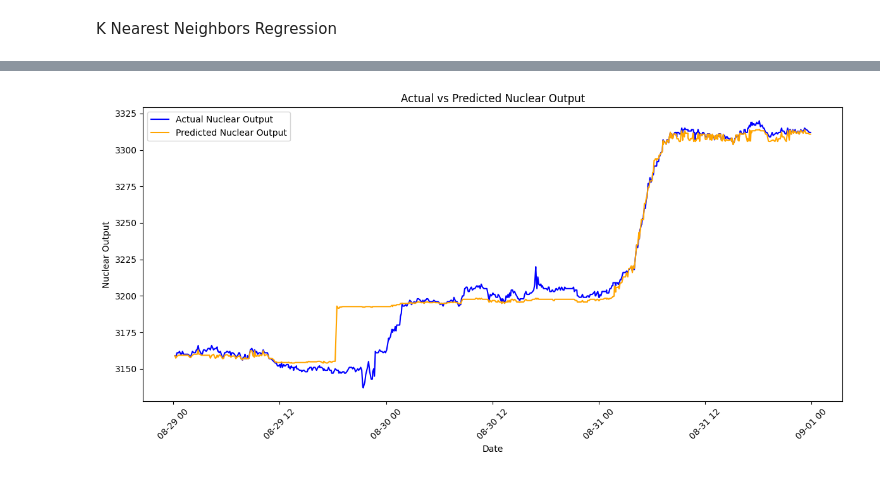
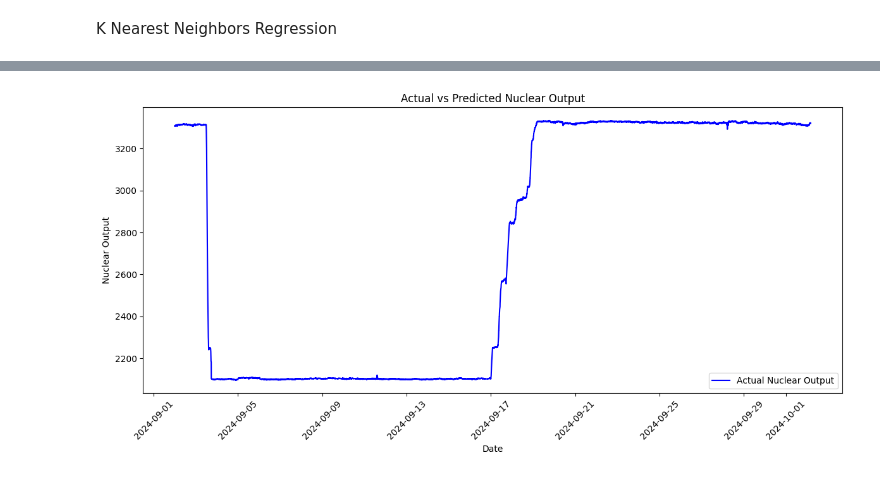
Before and after one commit to MatGBU/sdweblite, a Jupyter notebook: Ml/Nukes/nukeneighbors.ipynb, the cells around one changed output, grey strips where cells are left out. Cells and saved outputs as stored; diff of their text form; code cells hidden in the pictures.

```diff
--- a/Ml/Nukes/nukeneighbors.ipynb
+++ b/Ml/Nukes/nukeneighbors.ipynb
@@ -10,30 +10,38 @@ import matplotlib.pyplot as plt
 import numpy as np
 # %%
 # Not relative path - change if other user please
-data = pd.read_csv('/Users/dltc2020/Documents/Senior-project/Final_Merged_Energy_and_Weather_Data_Formatted.csv')
-data['BeginDate'] = pd.to_datetime(data['BeginDate'], format='%Y-%m-%d %H:%M:%S')
+data = pd.read_csv('/Users/dltc2020/Documents/Senior-project/TheMotherLoad.csv')
+# Convert 'BeginDate' to datetime, allowing Pandas to handle the ISO 8601 format with timezone info
+data['BeginDate'] = pd.to_datetime(data['BeginDate'])
 
 # Create a new column 'Previous_Day' which is one day before time
-data['Previous_Day'] = data['BeginDate'] - pd.Timedelta(days=1)
+#data['Previous_Day'] = data['BeginDate'] - pd.Timedelta(days=1)
 
+# Check the first few rows to ensure the conversion worked
+#print(data[['BeginDate', 'Previous_Day']].head())
 # Create a new DataFrame with only 'BeginDate' and 'Nuclear' for efficient look-up
-nuclear_data = data[['BeginDate', 'Nuclear']].copy()
+#nuclear_data = data[['BeginDate', 'Nuclear']].copy()
 
 # Finding closest value for prev day
-def get_previous_day_nuclear(row, reference_df):
+#def get_previous_day_nuclear(row, reference_df):
     # Find  closest to the 'Previous_Day'
-    closest_entry = reference_df.iloc[(reference_df['BeginDate'] - row['Previous_Day']).abs().argsort()[:1]]
-    if not closest_entry.empty:
-        return closest_entry['Nuclear'].values[0]
-    return None
+ #   closest_entry = reference_df.iloc[(reference_df['BeginDate'] - row['Previous_Day']).abs().argsort()[:1]]
+  #  if not closest_entry.empty:
+   #     return closest_entry['Nuclear'].values[0]
+    #return None
 
 # Apply the function to get the closest nuclear value for each row in the original data
-data['Previous_Day_Nuclear'] = data.apply(get_previous_day_nuclear, axis=1, reference_df=nuclear_data)
+#data['Previous_Day_Nuclear'] = data.apply(get_previous_day_nuclear, axis=1, reference_df=nuclear_data)
 # %%
 
 # Splitting data by date: first 29 days for training, last day for testing
-train_data = data[data['BeginDate'].dt.day <= 28]
-test_data = data[data['BeginDate'].dt.day > 28]
+train_data = data[
+    (data['BeginDate'] >= '2023-10-01') &
+    (data['BeginDate'] <= '2024-9-01')
+]
+
+# Filter for test data: starting from September 29, 2024 onward
+test_data = data[data['BeginDate'] > '2024-9-2']
 # %%
 # Define features and target
 # 'Previous_Day_Nuclear',
@@ -75,13 +83,13 @@ R-squared (R2): 0.9694517040780655
 # %%
 plt.figure(figsize=(12, 6))
 plt.plot(test_data['BeginDate'], Y_test, label='Actual Nuclear Output', color='blue')
-plt.plot(test_data['BeginDate'], y_pred, label='Predicted Nuclear Output', color='orange')
+# plt.plot(test_data['BeginDate'], y_pred, label='Predicted Nuclear Output', color='orange')
 plt.xlabel('Date')
 plt.ylabel('Nuclear Output')
 plt.title('Actual vs Predicted Nuclear Output')
 plt.legend()
 plt.xticks(rotation=45)
 plt.tight_layout()
 plt.show()
 # %% [output]
-[figure, old version]
+[figure, new version]
```
Also changed, not shown: parts of 2 cells of this notebook, 3 other files.
